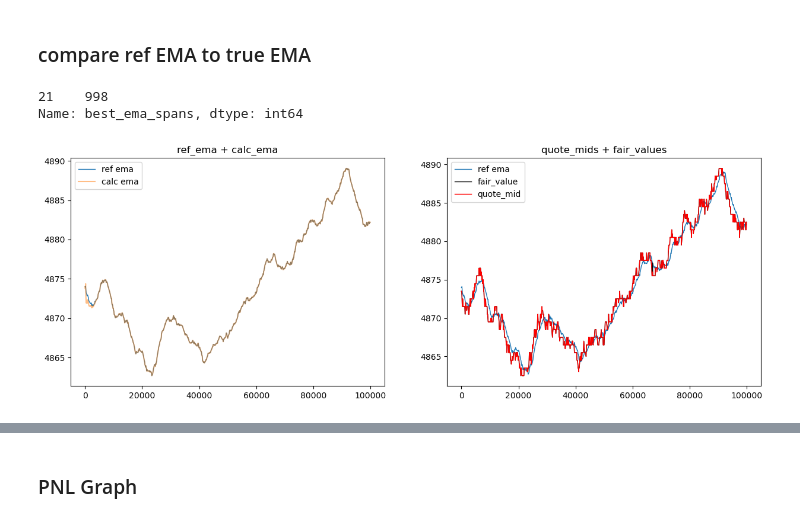
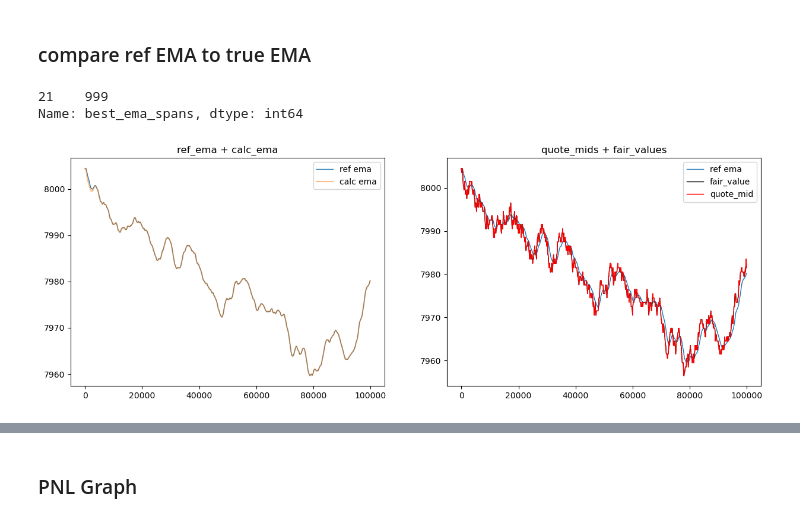
Before and after one commit to rzhan11/IMCTradingComp23, a Jupyter notebook: nbs/exploration-Copy9.ipynb, the cells around one changed output, grey strips where cells are left out. Cells and saved outputs as stored; diff of their text form; code cells hidden in the pictures.

```diff
--- a/nbs/exploration-Copy9.ipynb
+++ b/nbs/exploration-Copy9.ipynb
@@ -31,7 +31,7 @@ from log_parser import process_file, process_file_jasper
 # %%
 # _fname = "../replays/local.log"
 # _fname = "../replays/day1-log15.log"
-_fname = "../replays/day2-log6.log"
+_fname = "../replays/day2-log11.log"
 _time_step = 100
 _max_time = 100000
 _num_close_turns = 30
@@ -979,33 +1041,33 @@ symbol = "BANANAS"
 spans = raw_records["best_ema_spans"].apply(lambda x : x[symbol])
 spans.value_counts()
 # %% [output]
-21    998
+21    999
 Name: best_ema_spans, dtype: int64
 # %%
-symbol = "BANANAS"
+symbol = "COCONUTS"
 
 mids = book_tops[f"{symbol}_mid"]
 ema = mids.ewm(span=21).mean()
 
 plt.figure(figsize=(15, 5))
 
 plt.subplot(121)
 
 plt.plot(ref_emas["time"], ref_emas[symbol], label="ref ema", alpha=1, linewidth=1)
 plt.plot(book_tops["time"], ema, label="calc ema", alpha=0.5)
 plt.legend()
 plt.title("ref_ema + calc_ema")
 
 plt.subplot(122)
 
 plt.plot(ref_emas["time"], ref_emas[symbol], label="ref ema", alpha=1, linewidth=1)
 plt.plot(fair_values["time"], fair_values[symbol], label="fair_value", color="black", alpha=1, linewidth=1)
 plt.plot(quote_mids["time"], quote_mids[symbol], label="quote_mid", color="red", alpha=1, linewidth=1)
 plt.legend()
 plt.title("quote_mids + fair_values")
 plt.show()
 # %% [output]
-[figure, old version]
+[figure, new version]
 # %%
 # print times when not using quote_mids
 for sym in _symbols:
```
Also changed, not shown: parts of 41 cells of this notebook, 3 other files.
